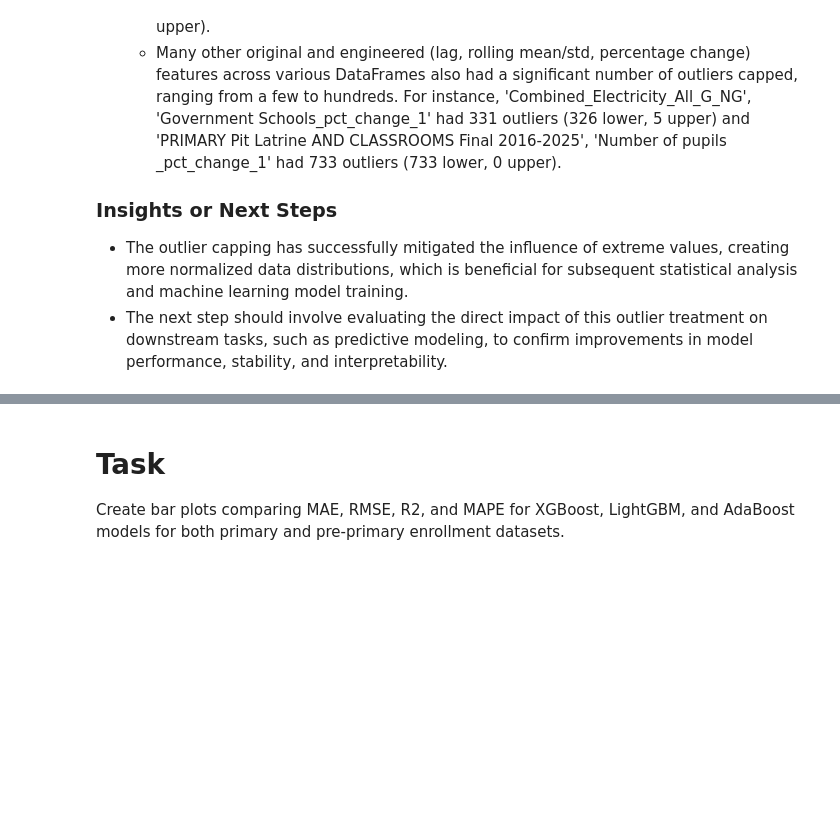
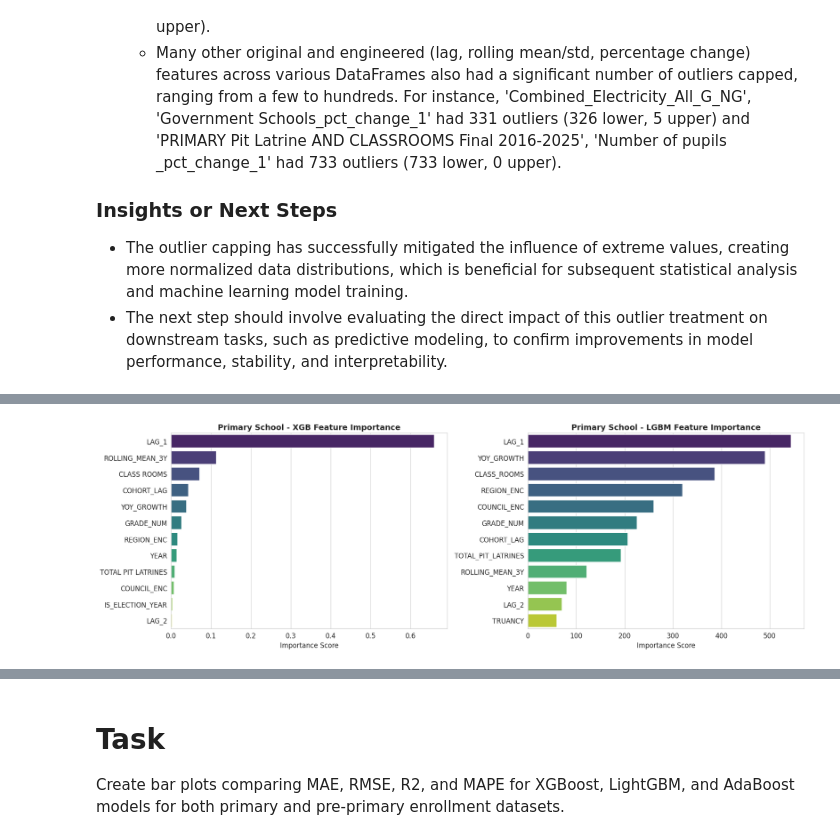
Before and after one commit to kadefue/MoEST, a Jupyter notebook: MoEST_Modeling.ipynb, the cells around one changed output, grey strips where cells are left out. Saved outputs shown, nothing was run; the diff lists cells and outputs as text; code cells hidden in the pictures; blank space fills up the shorter version.

```diff
--- a/MoEST_Modeling.ipynb
+++ b/MoEST_Modeling.ipynb
@@ -2605,0 +2744,79 @@ plot_forecasts(prim_final, pre_final, future_enrollment)
+# %%
+# ==========================================
+# REDEFINE PIPELINE TO RETURN MODEL OBJECTS
+# ==========================================
+def run_pipeline(primary_df, pre_primary_df, classrooms_df, dropouts_df, repeaters_df, nir_gir_df):
+
+    print("Standardizing and merging datasets...")
+    prim_clean, pre_clean, class_clean, drop_clean, rep_clean, pop_clean = prepare_datasets(
+        primary_df, pre_primary_df, classrooms_df, dropouts_df, repeaters_df, nir_gir_df
+    )
+
+    print("Engineering features (Lags, Cohorts, Demographics)...")
+    prim_final = engineer_features(prim_clean, class_clean, drop_clean, rep_clean, pop_clean)
+    pre_final = engineer_features(pre_clean, class_clean, drop_clean, rep_clean, pop_clean)
+
+    print("\n--- Training Primary School Models ---")
+    res_prim, mods_prim = train_models(prim_final) # We capture 'mods_prim' (The actual models)
+
+    print("\n--- Training Pre-Primary School Models ---")
+    res_pre, mods_pre = train_models(pre_final)    # We capture 'mods_pre'
+
+    # CRITICAL FIX: Return 'mods_prim' and 'mods_pre' (the models), not just the results
+    return prim_final, pre_final, mods_prim, mods_pre
+
+  # 1. Rerun Pipeline to get the MODEL OBJECTS
+print("Retraining to capture model objects...")
+prim_final, pre_final, models_prim, models_pre = run_pipeline(
+    loaded_dataframes["Data-Primary Enrollment 2016-2025"],
+    loaded_dataframes["Data-Pre-Primary Enrollment 2016-2025"],
+    loaded_dataframes["PRIMARY Pit Latrine AND CLASSROOMS  Final 2016-2025"],
+    loaded_dataframes["Dropout-Primary 2017-2024"],
+    loaded_dataframes["Data-Primary repeaters 2017-2025"],
+    loaded_dataframes["Primary GIR NA NIR 2017-2025"]
+)
+
+# 2. Define the Plotting Function
+import matplotlib.pyplot as plt
+import seaborn as sns
+import pandas as pd
+
+def plot_feature_importance(models_dict, model_names=['XGB', 'LGBM'], title_prefix=""):
+    sns.set_style("whitegrid")
+
+    # Setup Subplots
+    fig, axes = plt.subplots(1, len(model_names), figsize=(18, 6))
+    if len(model_names) == 1: axes = [axes]
+
+    for i, name in enumerate(model_names):
+        model = models_dict.get(name)
+        if not model: continue
+
+        # Extract Importances based on library
+        if name == 'XGB':
+            importance = model.feature_importances_
+            feats = model.feature_names_in_
+        elif name == 'LGBM':
+            importance = model.feature_importances_
+            feats = model.feature_name_
+        else:
+            continue
+
+        # Create DataFrame & Sort
+        imp_df = pd.DataFrame({'Feature': feats, 'Importance': importance})
+        imp_df = imp_df.sort_values('Importance', ascending=False).head(12) # Top 12
+
+        # Plot
+        sns.barplot(data=imp_df, x='Importance', y='Feature', ax=axes[i], palette='viridis')
+        axes[i].set_title(f'{title_prefix} - {name} Feature Importance', fontsize=14, fontweight='bold')
+        axes[i].set_xlabel('Importance Score')
+        axes[i].set_ylabel('')
+
+    plt.tight_layout()
+    plt.show()
+
+# 3. Generate the Graphs
+print("\nGenerating Feature Importance Graphs...")
+plot_feature_importance(models_prim, title_prefix="Primary School")
+plot_feature_importance(models_pre, title_prefix="Pre-Primary")
+# %% [output]
@@ -2605,0 +2840 @@ plot_forecasts(prim_final, pre_final, future_enrollment)
+[figure, added]
```
Also changed, not shown: parts of 14 cells of this notebook.
